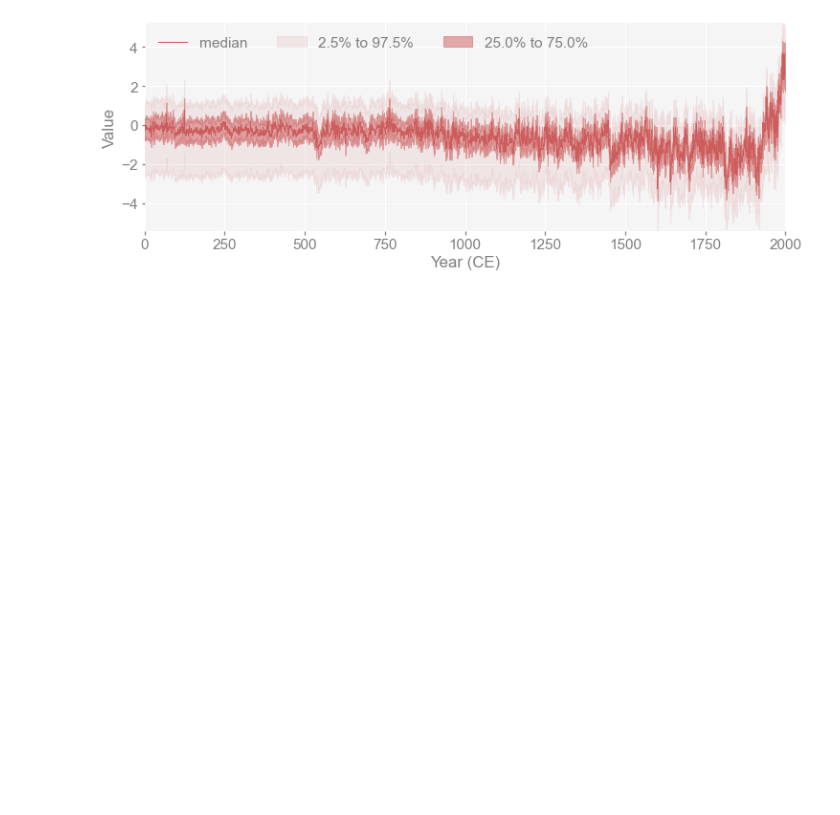
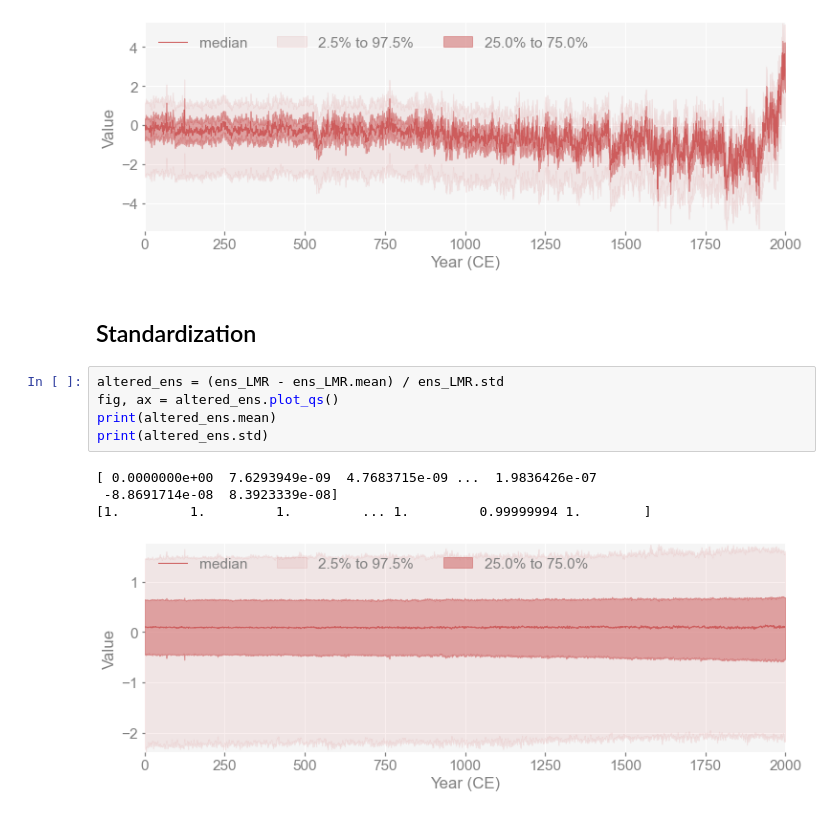
Before and after one commit to LinkedEarth/pens, a Jupyter notebook: docsrc/notebooks/operators.ipynb, the cells around one changed output. Saved outputs shown, nothing was run; the diff lists cells and outputs as text; blank space fills up the shorter version.

```diff
--- a/docsrc/notebooks/operators.ipynb
+++ b/docsrc/notebooks/operators.ipynb
@@ -125,3 +125,15 @@ print(altered_ens.std)
 [0.23555423 0.22300425 0.22238298 ... 0.15474878 0.15342283 0.1571489 ]
 [1.         1.         1.         ... 1.         0.99999994 1.        ]
 [figure]
+# %% [markdown]
+## Standardization
+# %%
+altered_ens = (ens_LMR - ens_LMR.mean) / ens_LMR.std
+fig, ax = altered_ens.plot_qs()
+print(altered_ens.mean)
+print(altered_ens.std)
+# %% [output]
+[ 0.0000000e+00  7.6293949e-09  4.7683715e-09 ...  1.9836426e-07
+ -8.8691714e-08  8.3923339e-08]
+[1.         1.         1.         ... 1.         0.99999994 1.        ]
+[figure, added]
```
